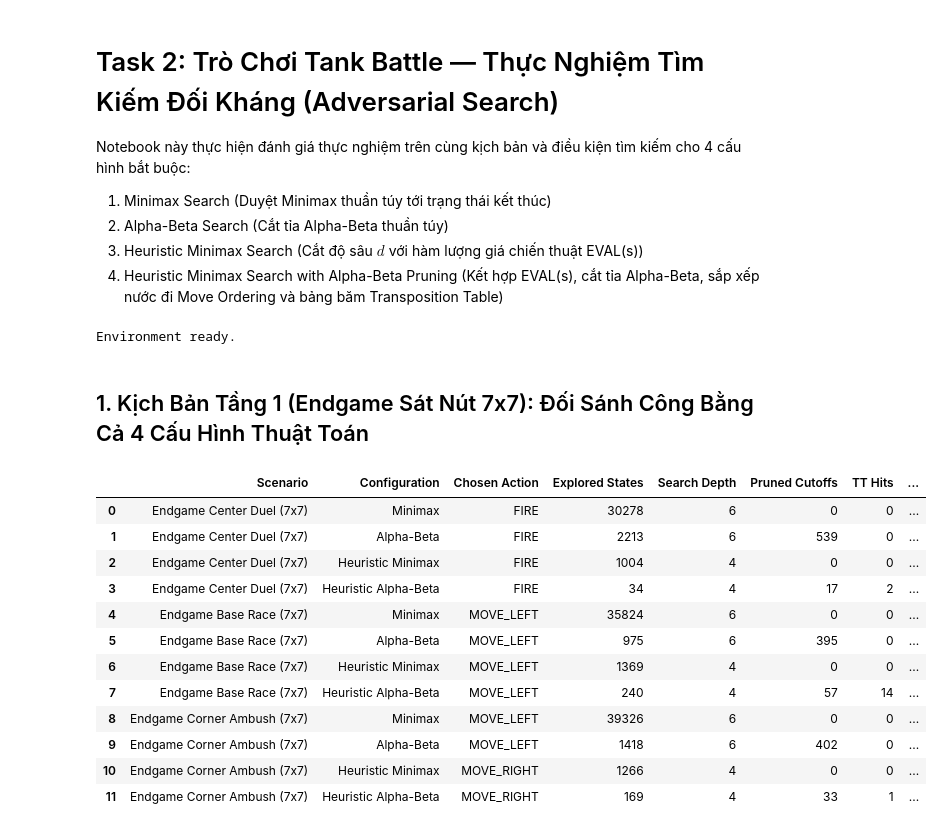
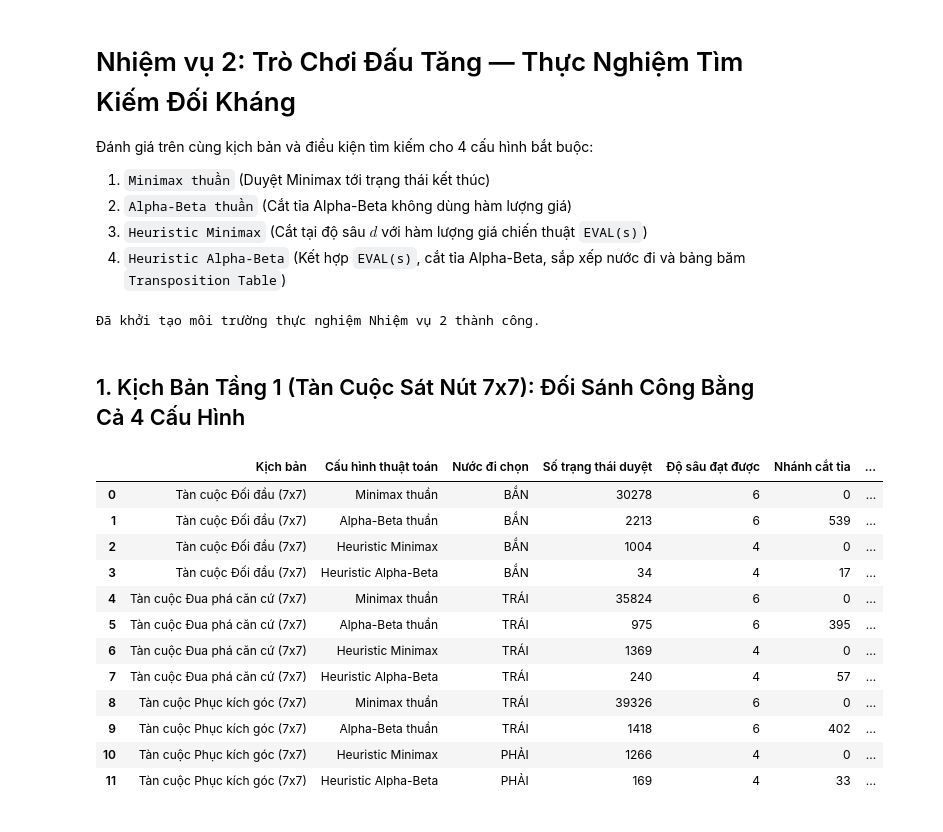
Before and after one commit to KDY006/classical-ai-suite, a Jupyter notebook: source/task2/benchmark_task2.ipynb, the cells around one changed output. Drawn from its saved outputs; the diff is of its cells as text; code cells hidden in the pictures.

```diff
--- a/source/task2/benchmark_task2.ipynb
+++ b/source/task2/benchmark_task2.ipynb
@@ -1,18 +1,25 @@
 # %% [markdown]
-# Task 2: Trò Chơi Tank Battle — Thực Nghiệm Tìm Kiếm Đối Kháng (Adversarial Search)
-Notebook này thực hiện đánh giá thực nghiệm trên cùng kịch bản và điều kiện tìm kiếm cho 4 cấu hình bắt buộc:
-1. Minimax Search (Duyệt Minimax thuần túy tới trạng thái kết thúc)
-2. Alpha-Beta Search (Cắt tỉa Alpha-Beta thuần túy)
-3. Heuristic Minimax Search (Cắt độ sâu $d$ với hàm lượng giá chiến thuật EVAL(s))
-4. Heuristic Minimax Search with Alpha-Beta Pruning (Kết hợp EVAL(s), cắt tỉa Alpha-Beta, sắp xếp nước đi Move Ordering và bảng băm Transposition Table)
+# Nhiệm vụ 2: Trò Chơi Đấu Tăng — Thực Nghiệm Tìm Kiếm Đối Kháng
+
+Đánh giá trên cùng kịch bản và điều kiện tìm kiếm cho 4 cấu hình bắt buộc:
+1. `Minimax thuần` (Duyệt Minimax tới trạng thái kết thúc)
+2. `Alpha-Beta thuần` (Cắt tỉa Alpha-Beta không dùng hàm lượng giá)
+3. `Heuristic Minimax` (Cắt tại độ sâu $d$ với hàm lượng giá chiến thuật `EVAL(s)`)
+4. `Heuristic Alpha-Beta` (Kết hợp `EVAL(s)`, cắt tỉa Alpha-Beta, sắp xếp nước đi và bảng băm `Transposition Table`)
 # %%
 import sys
 from pathlib import Path
 import matplotlib.pyplot as plt
 import numpy as np
 import pandas as pd
+from IPython.display import display
 
-SOURCE_DIR = Path.cwd().parent
+plt.rcParams['font.sans-serif'] = ['Segoe UI', 'Arial', 'DejaVu Sans']
+plt.rcParams['axes.unicode_minus'] = False
+plt.rcParams['figure.dpi'] = 130
+
+current = Path.cwd().resolve()
+SOURCE_DIR = current.parent if (current.parent / 'task2').exists() else current / 'source'
 if str(SOURCE_DIR) not in sys.path:
     sys.path.insert(0, str(SOURCE_DIR))
 
@@ -25,52 +32,55 @@ from task2.agents import (
 )
 from task2.engine import TankBattleEngine, get_all_scenarios
 
+ACTION_VI = {
+    'MOVE_UP': 'LÊN', 'MOVE_DOWN': 'XUỐNG', 'MOVE_LEFT': 'TRÁI',
+    'MOVE_RIGHT': 'PHẢI', 'FIRE': 'BẮN', 'STAY': 'ĐỨNG YÊN',
+}
 FIG_DIR = SOURCE_DIR.parent / 'report' / 'figures'
 FIG_DIR.mkdir(parents=True, exist_ok=True)
-plt.rcParams['figure.dpi'] = 130
-print("Environment ready.")
+print('Đã khởi tạo môi trường thực nghiệm Nhiệm vụ 2 thành công.')
 # %% [output]
-Environment ready.
+Đã khởi tạo môi trường thực nghiệm Nhiệm vụ 2 thành công.
 # %% [markdown]
-## 1. Kịch Bản Tầng 1 (Endgame Sát Nút 7x7): Đối Sánh Công Bằng Cả 4 Cấu Hình Thuật Toán
+## 1. Kịch Bản Tầng 1 (Tàn Cuộc Sát Nút 7x7): Đối Sánh Công Bằng Cả 4 Cấu Hình
 # %%
 tier1_rows = []
 for scen in get_all_scenarios(tier='tier1'):
     s0 = scen.builder()
     configs = [
-        MinimaxAgent(max_ply_cap=6, name='Minimax'),
-        AlphaBetaAgent(max_ply_cap=6, name='Alpha-Beta'),
+        MinimaxAgent(max_ply_cap=6, name='Minimax thuần'),
+        AlphaBetaAgent(max_ply_cap=6, name='Alpha-Beta thuần'),
         HeuristicMinimaxAgent(max_depth=4, name='Heuristic Minimax'),
         HeuristicAlphaBetaAgent(max_depth=4, name='Heuristic Alpha-Beta'),
     ]
     for agent in configs:
         act = agent.safe_choose_action(s0)
         m = agent.last_metrics
         tier1_rows.append({
-            'Scenario': scen.title,
-            'Configuration': agent.name,
-            'Chosen Action': act,
-            'Explored States': m.explored_states,
-            'Search Depth': m.depth_reached,
-            'Pruned Cutoffs': m.pruned_branches,
-            'TT Hits': m.tt_hits,
-            'Time (ms)': round(m.elapsed_ms, 2),
+            'Kịch bản': scen.title,
+            'Cấu hình thuật toán': agent.name,
+            'Nước đi chọn': ACTION_VI.get(act, act),
+            'Số trạng thái duyệt': m.explored_states,
+            'Độ sâu đạt được': m.depth_reached,
+            'Nhánh cắt tỉa': m.pruned_branches,
+            'Trúng bảng băm (TT)': m.tt_hits,
+            'Thời gian (ms)': round(m.elapsed_ms, 2),
         })
 
 df_tier1 = pd.DataFrame(tier1_rows)
 df_tier1
 # %% [output]
-|  | Scenario | Configuration | Chosen Action | Explored States | Search Depth | Pruned Cutoffs | TT Hits | ... |
-| 0 | Endgame Center Duel (7x7) | Minimax | FIRE | 30278 | 6 | 0 | 0 | ... |
-| 1 | Endgame Center Duel (7x7) | Alpha-Beta | FIRE | 2213 | 6 | 539 | 0 | ... |
-| 2 | Endgame Center Duel (7x7) | Heuristic Minimax | FIRE | 1004 | 4 | 0 | 0 | ... |
-| 3 | Endgame Center Duel (7x7) | Heuristic Alpha-Beta | FIRE | 34 | 4 | 17 | 2 | ... |
-| 4 | Endgame Base Race (7x7) | Minimax | MOVE_LEFT | 35824 | 6 | 0 | 0 | ... |
-| 5 | Endgame Base Race (7x7) | Alpha-Beta | MOVE_LEFT | 975 | 6 | 395 | 0 | ... |
-| 6 | Endgame Base Race (7x7) | Heuristic Minimax | MOVE_LEFT | 1369 | 4 | 0 | 0 | ... |
-| 7 | Endgame Base Race (7x7) | Heuristic Alpha-Beta | MOVE_LEFT | 240 | 4 | 57 | 14 | ... |
-| 8 | Endgame Corner Ambush (7x7) | Minimax | MOVE_LEFT | 39326 | 6 | 0 | 0 | ... |
-| 9 | Endgame Corner Ambush (7x7) | Alpha-Beta | MOVE_LEFT | 1418 | 6 | 402 | 0 | ... |
-| 10 | Endgame Corner Ambush (7x7) | Heuristic Minimax | MOVE_RIGHT | 1266 | 4 | 0 | 0 | ... |
-| 11 | Endgame Corner Ambush (7x7) | Heuristic Alpha-Beta | MOVE_RIGHT | 169 | 4 | 33 | 1 | ... |
+|  | Kịch bản | Cấu hình thuật toán | Nước đi chọn | Số trạng thái duyệt | Độ sâu đạt được | Nhánh cắt tỉa | ... |
+| 0 | Tàn cuộc Đối đầu (7x7) | Minimax thuần | BẮN | 30278 | 6 | 0 | ... |
+| 1 | Tàn cuộc Đối đầu (7x7) | Alpha-Beta thuần | BẮN | 2213 | 6 | 539 | ... |
+| 2 | Tàn cuộc Đối đầu (7x7) | Heuristic Minimax | BẮN | 1004 | 4 | 0 | ... |
+| 3 | Tàn cuộc Đối đầu (7x7) | Heuristic Alpha-Beta | BẮN | 34 | 4 | 17 | ... |
+| 4 | Tàn cuộc Đua phá căn cứ (7x7) | Minimax thuần | TRÁI | 35824 | 6 | 0 | ... |
+| 5 | Tàn cuộc Đua phá căn cứ (7x7) | Alpha-Beta thuần | TRÁI | 975 | 6 | 395 | ... |
+| 6 | Tàn cuộc Đua phá căn cứ (7x7) | Heuristic Minimax | TRÁI | 1369 | 4 | 0 | ... |
+| 7 | Tàn cuộc Đua phá căn cứ (7x7) | Heuristic Alpha-Beta | TRÁI | 240 | 4 | 57 | ... |
+| 8 | Tàn cuộc Phục kích góc (7x7) | Minimax thuần | TRÁI | 39326 | 6 | 0 | ... |
+| 9 | Tàn cuộc Phục kích góc (7x7) | Alpha-Beta thuần | TRÁI | 1418 | 6 | 402 | ... |
+| 10 | Tàn cuộc Phục kích góc (7x7) | Heuristic Minimax | PHẢI | 1266 | 4 | 0 | ... |
+| 11 | Tàn cuộc Phục kích góc (7x7) | Heuristic Alpha-Beta | PHẢI | 169 | 4 | 33 | ... |
 # %%
```
Also changed, not shown: parts of 4 cells of this notebook, 29 other files.
